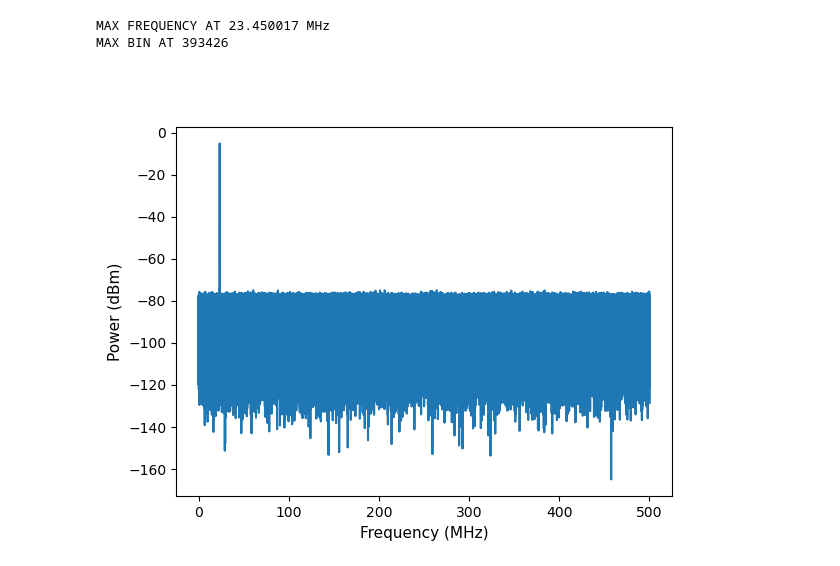
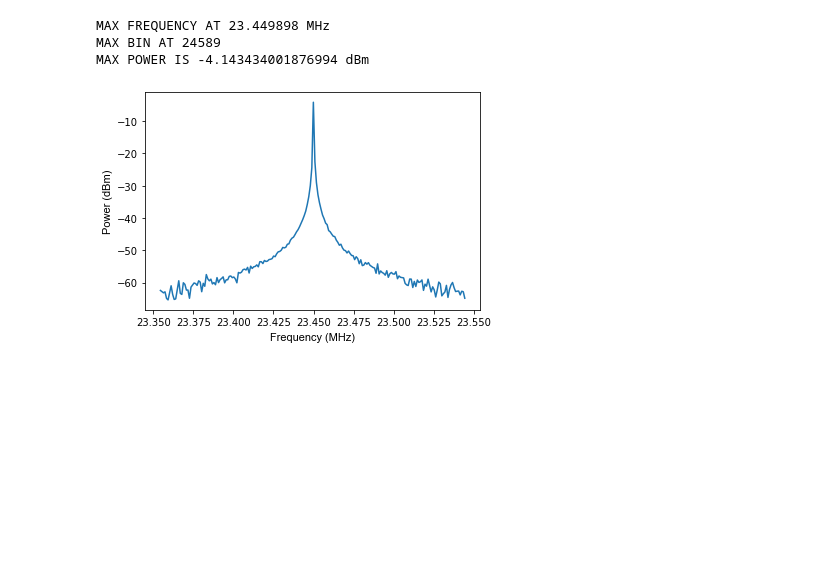
Before and after one commit to josephmlev/darkRadio, a Jupyter notebook: drlib/simClockJitter.ipynb, the cells around one changed output. Drawn from its saved outputs; the diff is of its cells as text; code cells hidden in the pictures; blank space fills up the shorter version.

```diff
--- a/drlib/simClockJitter.ipynb
+++ b/drlib/simClockJitter.ipynb
@@ -33,8 +33,8 @@ def genWhiteNoise(mu, sigma, size):
     :return: Array of time samples
     :rtype: numpy array
 """
-def genTimeVals(fs, size):
-    uncertainties =  np.random.normal(0, 0, size = size)
+def genTimeVals(fs, size, uncertainty):
+    uncertainties =  np.random.normal(0, uncertainty, size = size)
     timeVals = np.asarray(range(int(size)))/(uncertainties + fs)
     return timeVals
 
@@ -78,7 +78,7 @@ def convADCCount(dynamicRange, offset, bitDepth, data):
     return np.asarray(ADCVals)
 # %%
 sigFreq = 2.345E7
-numSamps = 2**24
+numSamps = 2**20
 
 sampFreq = 1.E9
 sigAmp = 0.2
@@ -86,7 +86,7 @@ sigAmp = 0.2
 muNoise = 0
 sigNoise = 0.03
 
-timeVals = genTimeVals(sampFreq, numSamps)
+timeVals = genTimeVals(sampFreq, numSamps, 0)
 sigVals = genSignal(sigAmp, sigFreq, timeVals)
 
 noiseVals = genWhiteNoise(muNoise, sigNoise, numSamps)
@@ -133,26 +133,29 @@ plt.show()
 # %%
-%matplotlib widget
+#%matplotlib widget
 fftLen = len(ADCVals)
 freqData = (np.abs(np.fft.fft(ADCValsVolts, fftLen))[0:int(fftLen/2)+1])**2
 freqData = freqData/fftLen**2
 freqData = np.asarray([2*x if (counter > 0 and counter < int(fftLen/2)) else x for counter, x in enumerate(freqData)])
+freqStep = sampFreq/fftLen
+freqDataLog = 10*np.log10(freqData*1000/50)
 
-freqStep = sampFreq/fftLen
 frequencies = np.asarray(range(0, int(fftLen/2)+1))*freqStep
 
-freqDataLog = 10*np.log10(freqData*1000/50)
 
 maxFreq = frequencies[np.argmax(freqDataLog[1:]) + 1]/10**6
+maxIndex = np.argmax(freqDataLog[1:]) + 1
+
 print('MAX FREQUENCY AT ' + str(round(maxFreq, 6)) + ' MHz')
 print('MAX BIN AT ' + str(np.argmax(freqDataLog[1:]) + 1))
-
-plt.plot((frequencies/10.**6)[1:], freqDataLog[1:])
+print('MAX POWER IS ' + str(max(freqDataLog[1:])) + ' dBm')
+plt.plot((frequencies/10.**6)[maxIndex - 100:maxIndex+100], freqDataLog[maxIndex-100:maxIndex+100], label = 'NO UNCERTAINTY')
 
 
 plt.xlabel('Frequency (MHz)', labelpad = 15, **label_font)
 plt.ylabel(r'Power (dBm)', **label_font)
 plt.show()
 # %% [output]
-MAX FREQUENCY AT 23.450017 MHz
-MAX BIN AT 393426
+MAX FREQUENCY AT 23.449898 MHz
+MAX BIN AT 24589
+MAX POWER IS -4.143434001876994 dBm
-[figure, old version]
+[figure, new version]
```
Also changed, not shown: parts of 2 cells of this notebook.
